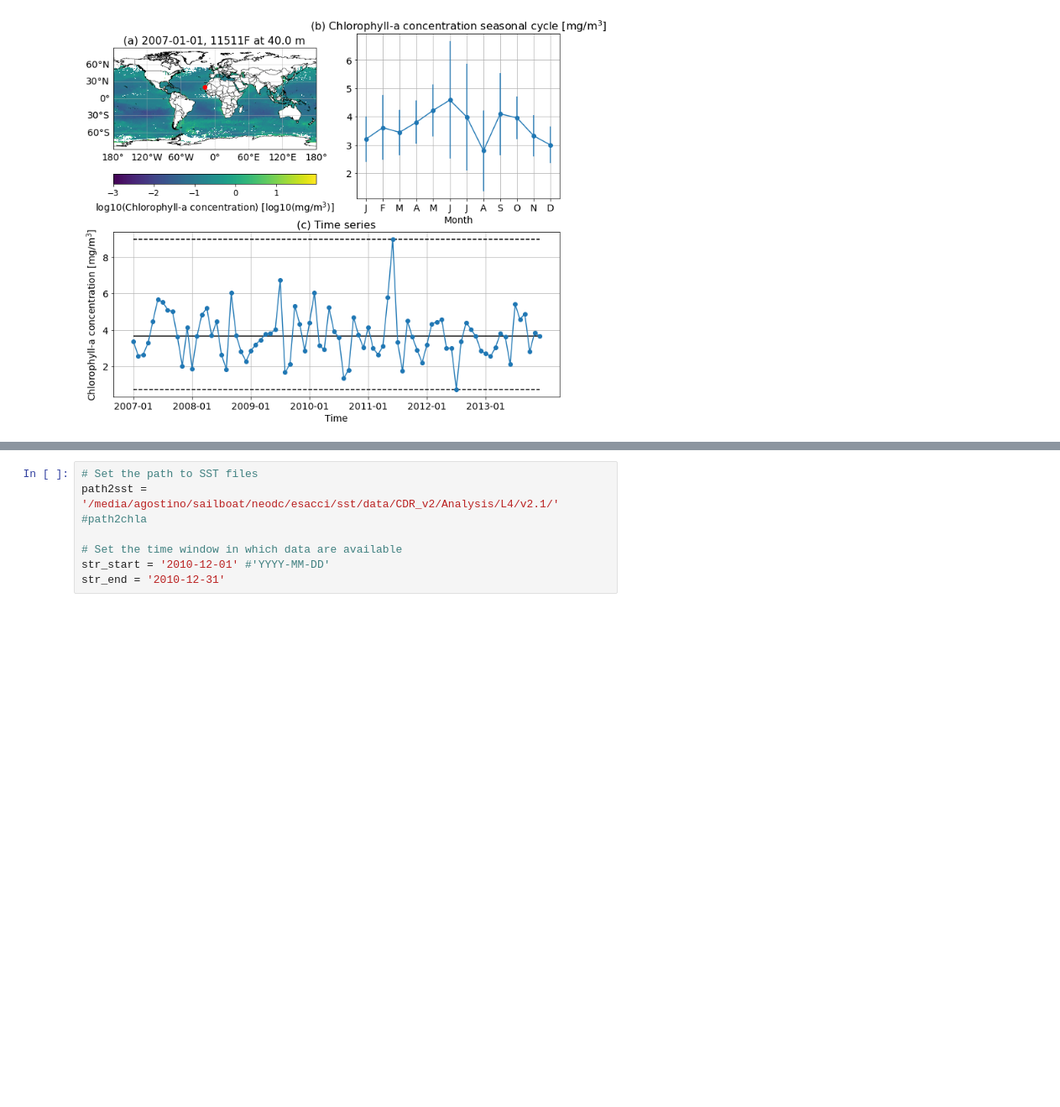
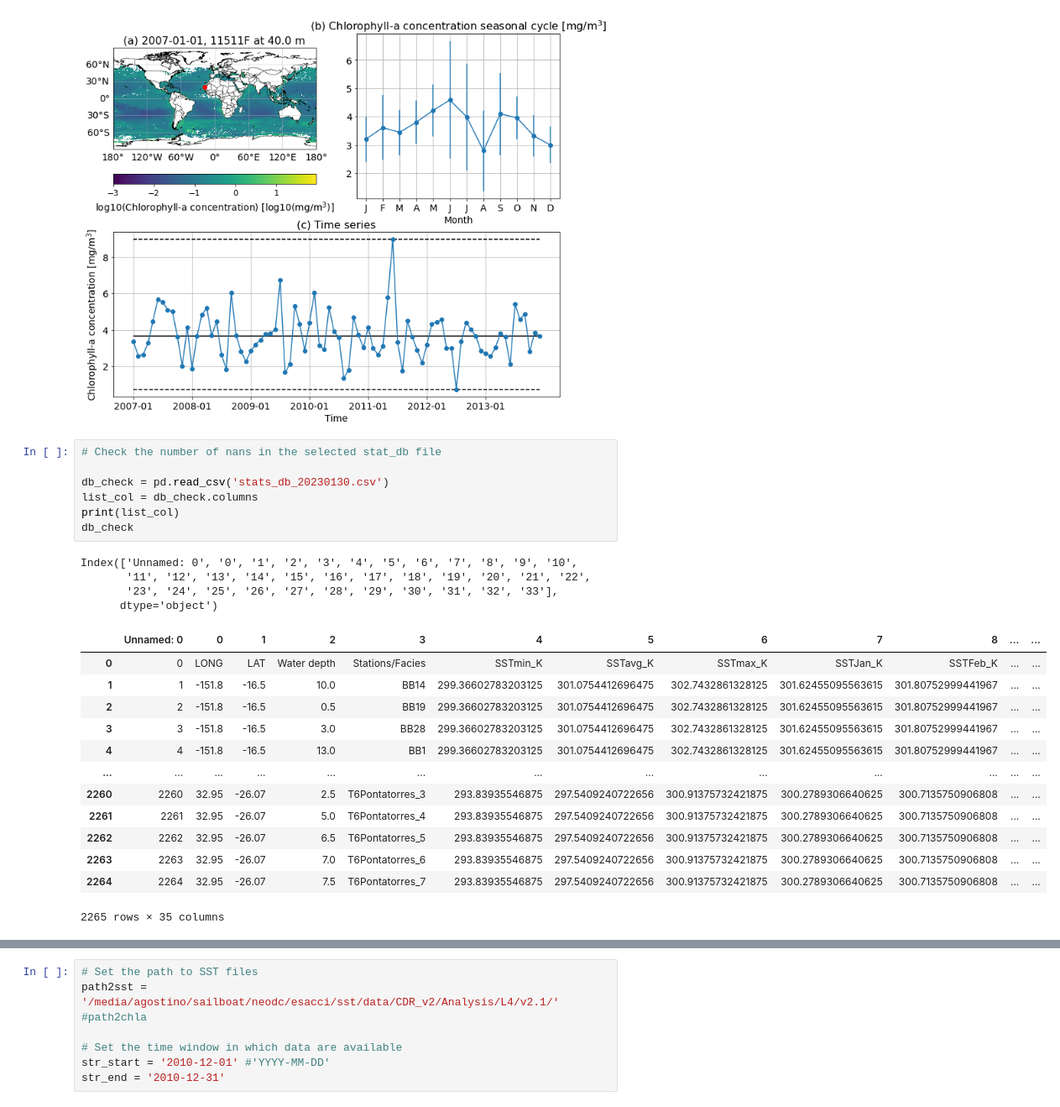
Before and after one commit to agonmer/sat4sediments, a Jupyter notebook: extract_temporal_stats.ipynb, the cells around one changed output, grey strips where cells are left out. Shown at 84% size. Cells and saved outputs as stored; diff of their text form; blank space fills up the shorter version.

```diff
--- a/extract_temporal_stats.ipynb
+++ b/extract_temporal_stats.ipynb
@@ -287,3 +304,28 @@ figure_name = 'map_time_series_chla_'+sf0+'_'+str(wd0)+'.png'
 plt.savefig(figure_name,bbox_inches='tight')
 # %% [output]
 [figure]
+# %%
+# Check the number of nans in the selected stat_db file
+
+db_check = pd.read_csv('stats_db_20230130.csv')
+list_col = db_check.columns
+print(list_col)
+db_check
+# %% [output]
+Index(['Unnamed: 0', '0', '1', '2', '3', '4', '5', '6', '7', '8', '9', '10',
+       '11', '12', '13', '14', '15', '16', '17', '18', '19', '20', '21', '22',
+       '23', '24', '25', '26', '27', '28', '29', '30', '31', '32', '33'],
+      dtype='object')
+|  | Unnamed: 0 | 0 | 1 | 2 | 3 | 4 | 5 | 6 | 7 | 8 | ... | ... |
+| 0 | 0 | LONG | LAT | Water depth | Stations/Facies | SSTmin_K | SSTavg_K | SSTmax_K | SSTJan_K | SSTFeb_K | ... | ... |
+| 1 | 1 | -151.8 | -16.5 | 10.0 | BB14 | 299.36602783203125 | 301.0754412696475 | 302.7432861328125 | 301.62455095563615 | 301.80752999441967 | ... | ... |
+| 2 | 2 | -151.8 | -16.5 | 0.5 | BB19 | 299.36602783203125 | 301.0754412696475 | 302.7432861328125 | 301.62455095563615 | 301.80752999441967 | ... | ... |
+| 3 | 3 | -151.8 | -16.5 | 3.0 | BB28 | 299.36602783203125 | 301.0754412696475 | 302.7432861328125 | 301.62455095563615 | 301.80752999441967 | ... | ... |
+| 4 | 4 | -151.8 | -16.5 | 13.0 | BB1 | 299.36602783203125 | 301.0754412696475 | 302.7432861328125 | 301.62455095563615 | 301.80752999441967 | ... | ... |
+| ... | ... | ... | ... | ... | ... | ... | ... | ... | ... | ... | ... | ... |
+| 2260 | 2260 | 32.95 | -26.07 | 2.5 | T6Pontatorres_3 | 293.83935546875 | 297.5409240722656 | 300.91375732421875 | 300.2789306640625 | 300.7135750906808 | ... | ... |
+| 2261 | 2261 | 32.95 | -26.07 | 5.0 | T6Pontatorres_4 | 293.83935546875 | 297.5409240722656 | 300.91375732421875 | 300.2789306640625 | 300.7135750906808 | ... | ... |
+| 2262 | 2262 | 32.95 | -26.07 | 6.5 | T6Pontatorres_5 | 293.83935546875 | 297.5409240722656 | 300.91375732421875 | 300.2789306640625 | 300.7135750906808 | ... | ... |
+| 2263 | 2263 | 32.95 | -26.07 | 7.0 | T6Pontatorres_6 | 293.83935546875 | 297.5409240722656 | 300.91375732421875 | 300.2789306640625 | 300.7135750906808 | ... | ... |
+| 2264 | 2264 | 32.95 | -26.07 | 7.5 | T6Pontatorres_7 | 293.83935546875 | 297.5409240722656 | 300.91375732421875 | 300.2789306640625 | 300.7135750906808 | ... | ... |
+2265 rows × 35 columns
```
Also changed, not shown: parts of 3 cells of this notebook.
